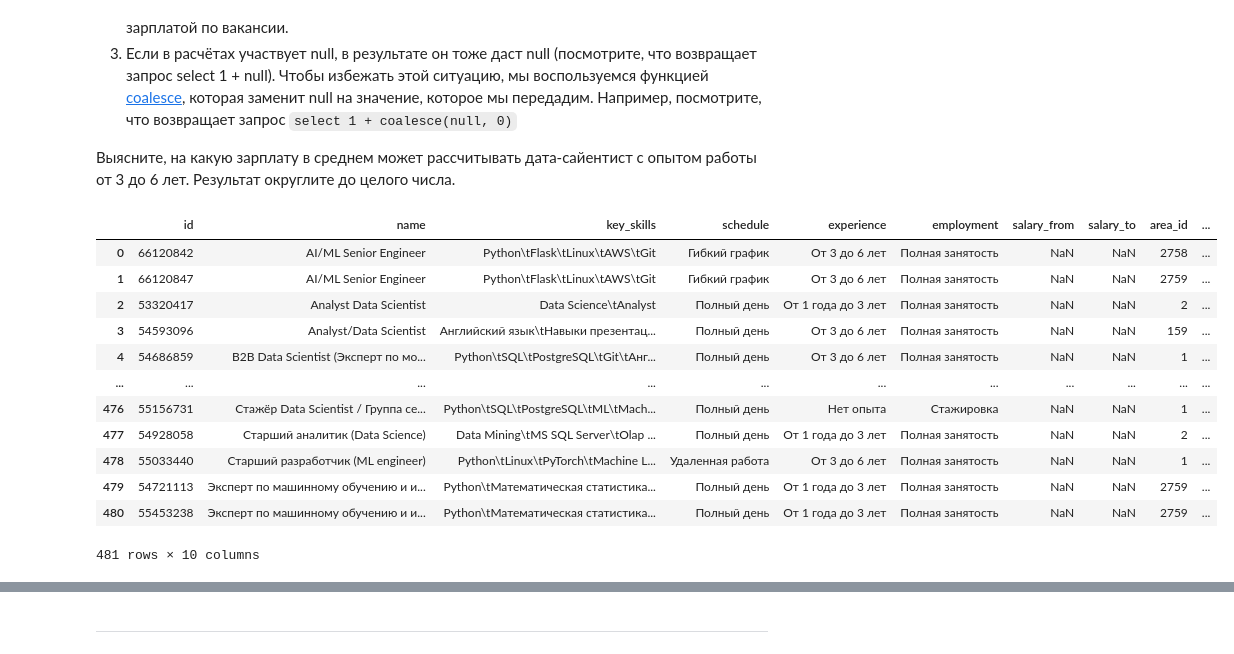
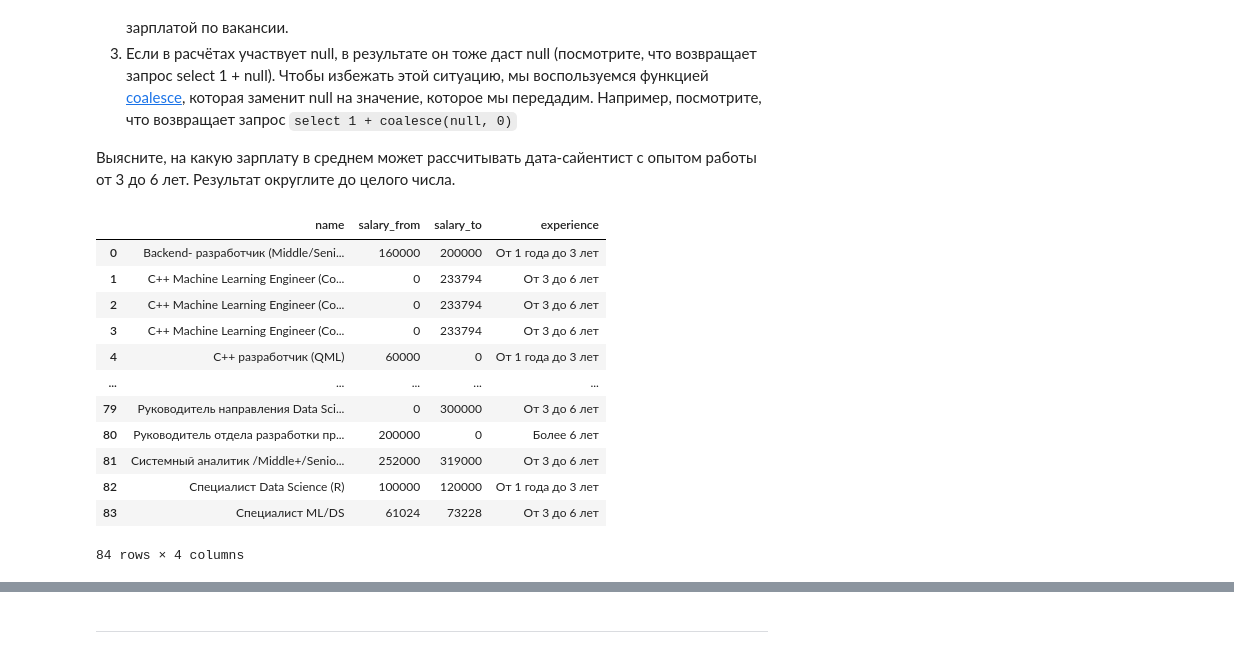
Before and after one commit to YarikKa2/SQL__StudyPrject2, a Jupyter notebook: code/SQL_StudyProject2.ipynb, the cells around one changed output, grey strips where cells are left out. Saved outputs shown, nothing was run; the diff lists cells and outputs as text; code cells hidden in the pictures.

```diff
--- a/code/SQL_StudyProject2.ipynb
+++ b/code/SQL_StudyProject2.ipynb
@@ -770,40 +770,42 @@ print(f'Среднее количество запрашиваемых навы
 # %%
 query_6_6 = '''
 select
-    *
+    name,
+    coalesce(salary_from, 0) salary_from,
+    coalesce(salary_to, 0) salary_to,
+    experience
 
 from
     vacancies v
 
 where
 
-    (
-    (name ILIKE '%data scientist%')
+    (salary_from is not null or salary_to is not null)
+    AND
+
+    ((name ILIKE '%data scientist%')
     OR (name ILIKE '%data science%')
     OR (name ILIKE '%исследователь данных%')
     OR ((name ILIKE '%ML%') AND (name NOT ILIKE '%HTML%'))
     OR (name ILIKE '%machine learning%')
-    OR (name ILIKE '%машинн%обучен%')
-    )
+    OR (name ILIKE '%машинн%обучен%'))
 
-    AND (key_skills IS NOT NULL)
-
-    order by v.name
+order by v.name
 '''
 
 DS_Avg_Slry = pd.read_sql_query(query_6_6, connection)
 DS_Avg_Slry
 # %% [output]
-|  | id | name | key_skills | schedule | experience | employment | salary_from | salary_to | area_id | ... |
-| 0 | 66120842 | AI/ML Senior Engineer | Python\tFlask\tLinux\tAWS\tGit | Гибкий график | От 3 до 6 лет | Полная занятость | NaN | NaN | 2758 | ... |
-| 1 | 66120847 | AI/ML Senior Engineer | Python\tFlask\tLinux\tAWS\tGit | Гибкий график | От 3 до 6 лет | Полная занятость | NaN | NaN | 2759 | ... |
-| 2 | 53320417 | Analyst Data Scientist | Data Science\tAnalyst | Полный день | От 1 года до 3 лет | Полная занятость | NaN | NaN | 2 | ... |
-| 3 | 54593096 | Analyst/Data Scientist | Английский язык\tНавыки презентац... | Полный день | От 3 до 6 лет | Полная занятость | NaN | NaN | 159 | ... |
-| 4 | 54686859 | B2B Data Scientist (Эксперт по мо... | Python\tSQL\tPostgreSQL\tGit\tАнг... | Полный день | От 3 до 6 лет | Полная занятость | NaN | NaN | 1 | ... |
-| ... | ... | ... | ... | ... | ... | ... | ... | ... | ... | ... |
-| 476 | 55156731 | Стажёр Data Scientist / Группа се... | Python\tSQL\tPostgreSQL\tML\tMach... | Полный день | Нет опыта | Стажировка | NaN | NaN | 1 | ... |
-| 477 | 54928058 | Старший аналитик (Data Science) | Data Mining\tMS SQL Server\tOlap ... | Полный день | От 1 года до 3 лет | Полная занятость | NaN | NaN | 2 | ... |
-| 478 | 55033440 | Старший разработчик (ML engineer) | Python\tLinux\tPyTorch\tMachine L... | Удаленная работа | От 3 до 6 лет | Полная занятость | NaN | NaN | 1 | ... |
-| 479 | 54721113 | Эксперт по машинному обучению и и... | Python\tМатематическая статистика... | Полный день | От 1 года до 3 лет | Полная занятость | NaN | NaN | 2759 | ... |
-| 480 | 55453238 | Эксперт по машинному обучению и и... | Python\tМатематическая статистика... | Полный день | От 1 года до 3 лет | Полная занятость | NaN | NaN | 2759 | ... |
+|  | name | salary_from | salary_to | experience |
+| 0 | Backend- разработчик (Middle/Seni... | 160000 | 200000 | От 1 года до 3 лет |
+| 1 | C++ Machine Learning Engineer (Co... | 0 | 233794 | От 3 до 6 лет |
+| 2 | C++ Machine Learning Engineer (Co... | 0 | 233794 | От 3 до 6 лет |
+| 3 | C++ Machine Learning Engineer (Co... | 0 | 233794 | От 3 до 6 лет |
+| 4 | C++ разработчик (QML) | 60000 | 0 | От 1 года до 3 лет |
+| ... | ... | ... | ... | ... |
+| 79 | Руководитель направления Data Sci... | 0 | 300000 | От 3 до 6 лет |
+| 80 | Руководитель отдела разработки пр... | 200000 | 0 | Более 6 лет |
+| 81 | Системный аналитик /Middle+/Senio... | 252000 | 319000 | От 3 до 6 лет |
+| 82 | Специалист Data Science (R) | 100000 | 120000 | От 1 года до 3 лет |
+| 83 | Специалист ML/DS | 61024 | 73228 | От 3 до 6 лет |
-481 rows × 10 columns
+84 rows × 4 columns
```
Also changed, not shown: parts of 3 cells of this notebook.
